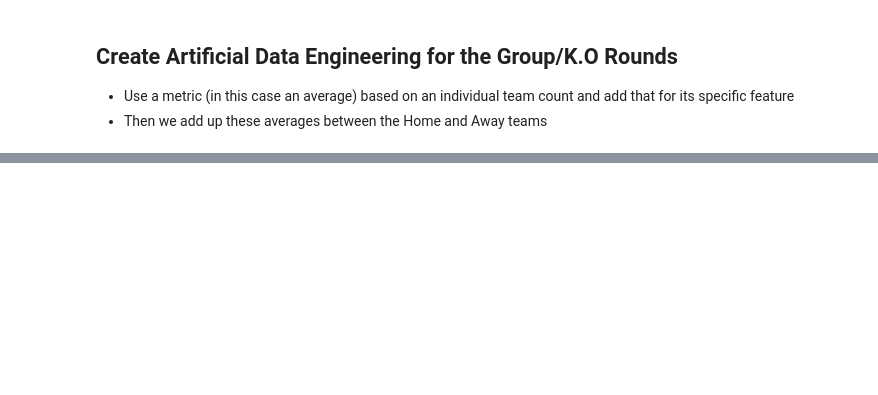
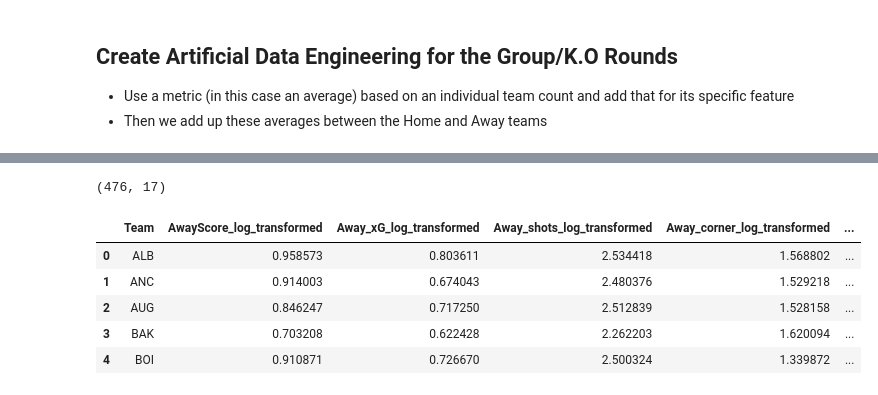
Before and after one commit to Aaryan-Patel2/SoccerPlayoffPredictions, a Jupyter notebook: main.ipynb, the cells around one changed output, grey strips where cells are left out. Drawn from its saved outputs; the diff is of its cells as text; code cells hidden in the pictures; blank space fills up the shorter version.

```diff
--- a/main.ipynb
+++ b/main.ipynb
@@ -210,0 +274,57 @@ log_transformed_features = log_transformed_features.reset_index(drop=True)
+# %%
+df_log_transformed = df_log_transformed.reset_index(drop=True)
+
+log_df = pd.concat([labels, df_log_transformed], axis=1)
+# %%
+log_df.head()
+
+print(log_df.shape)
+# %% [output]
+(476, 17)
+# %%
+# Create an empty DataFrame to store all the data
+all_away_games_df = pd.DataFrame()
+
+# Iterate through the instances of log_df
+for i in range(0, len(log_df), 17):
+    # Get the Away Team name for the current set of instances
+    away_team = log_df.loc[i, 'AwayTeam']
+
+    # Create a DataFrame for the current Away Team
+    away_games_df = pd.DataFrame()
+
+    # Iterate through the next 17 instances and add the data to the DataFrame
+    for j in range(i, i+17):
+        # Add the data to the DataFrame
+        away_games_df = pd.concat([away_games_df, log_df.loc[j:j]], ignore_index=True)
+
+    # Add the Away Team name as a new column
+    away_games_df['AwayTeam'] = away_team
+
+    # Concatenate the current DataFrame with the main DataFrame
+    all_away_games_df = pd.concat([all_away_games_df, away_games_df], ignore_index=True)
+
+# Now all_away_games_df contains the data for all away teams
+# You can calculate the average of each feature for each team like this:
+# Select only the numeric columns
+numeric_columns = all_away_games_df.select_dtypes(include=[np.number]).columns.tolist()
+
+# Calculate the mean of the numeric columns
+away_games_avg = all_away_games_df.groupby('AwayTeam')[numeric_columns].mean()
+away_games_avg.reset_index(inplace=True)
+
+away_games_avg = away_games_avg.drop(columns=away_games_avg.filter(like='Home').columns)
+# %%
+away_games_avg.head()
+
+away_games_avg = away_games_avg.rename(columns={'AwayTeam': 'Team'})
+transformed_features = away_games_avg.copy()
+
+transformed_features.head()
+# %% [output]
+|  | Team | AwayScore_log_transformed | Away_xG_log_transformed | Away_shots_log_transformed | Away_corner_log_transformed | ... |
+| 0 | ALB | 0.958573 | 0.803611 | 2.534418 | 1.568802 | ... |
+| 1 | ANC | 0.914003 | 0.674043 | 2.480376 | 1.529218 | ... |
+| 2 | AUG | 0.846247 | 0.717250 | 2.512839 | 1.528158 | ... |
+| 3 | BAK | 0.703208 | 0.622428 | 2.262203 | 1.620094 | ... |
+| 4 | BOI | 0.910871 | 0.726670 | 2.500324 | 1.339872 | ... |
```
Also changed, not shown: parts of 24 cells of this notebook.
